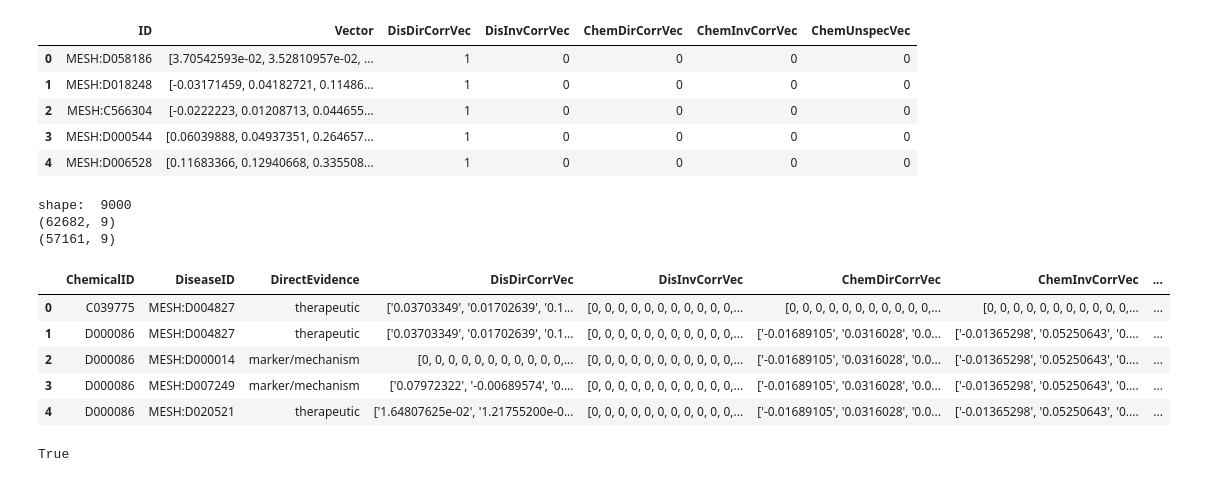
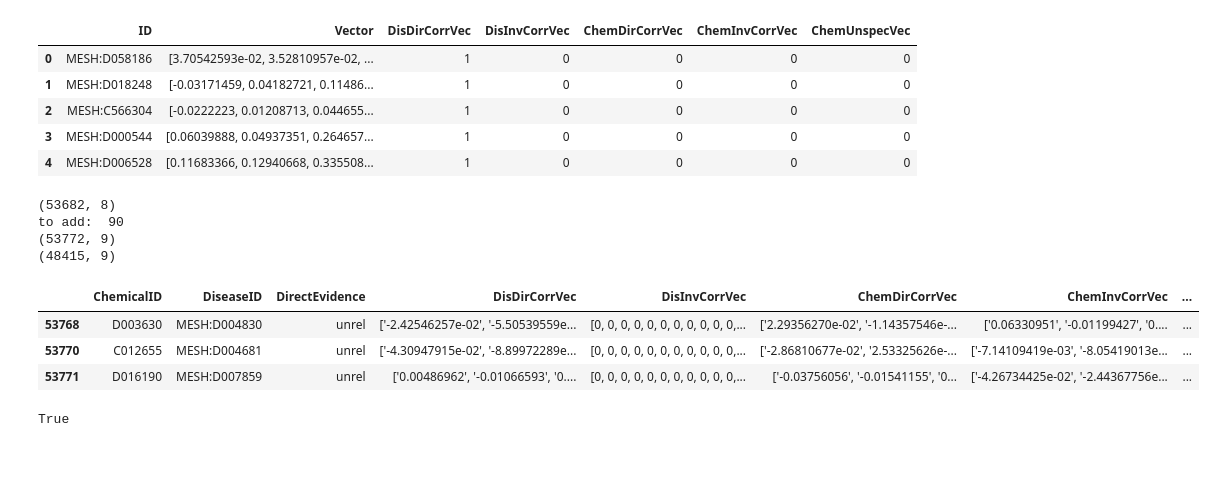
Before and after one commit to colemai/msc-thesis, a Jupyter notebook: opa/opa-nn.ipynb, the cells around one changed output. Drawn from its saved outputs; the diff is of its cells as text; code cells hidden in the pictures.

```diff
--- a/opa/opa-nn.ipynb
+++ b/opa/opa-nn.ipynb
@@ -400,8 +410,9 @@ rand_dis = np.random.choice(no_dis, no_rows, replace=True)
 for x in range(0, no_rows):
     int1 = rand_chems[x]
     int2 = rand_dis[x]
-    chem, cdvec, civec, cuvec = df_chems.loc[int1, 'ID'], df_chems.loc[int1, 'ChemDirCorrVec'], df_chems.loc[int1, 'ChemInvCorrVec'], df_chems.loc[int1, 'ChemUnspecVec']
-    dis, ddvec, divec = df_dis.loc[int2, 'ID'], df_dis.loc[int2, 'DisDirCorrVec'], df_dis.loc[int2, 'DisInvCorrVec']
+#     pdb.set_trace()
+    chem, cdvec, civec, cuvec = df1.loc[int1, 'ChemicalID'], df1.loc[int1, 'ChemDirCorrVec'], df1.loc[int1, 'ChemInvCorrVec'], df1.loc[int1, 'ChemUnspecCorrVec']
+    dis, ddvec, divec = df1.loc[int2, 'DiseaseID'], df1.loc[int2, 'DisDirCorrVec'], df1.loc[int2, 'DisInvCorrVec']
     df1 = df1.append({'ChemicalID':chem, 'DiseaseID':dis, 'DirectEvidence':'unrel',  'DisDirCorrVec': ddvec,
                       'DisInvCorrVec':divec, 'ChemDirCorrVec':cdvec, 'ChemInvCorrVec':civec,"ChemUnspecCorrVec":cuvec,
                       'Correlation':0}, ignore_index=True)
@@ -414,18 +425,17 @@ df1 = df1.drop_duplicates(subset=['ChemicalID', 'DiseaseID'], keep=False)
 print(df1.shape)
 # Some of the lost duplicates seem to have been there pre this cell...is that an issue? TODO,
 # %% [output]
-shape:  9000
-(62682, 9)
-(57161, 9)
+(53682, 8)
+to add:  90
+(53772, 9)
+(48415, 9)
 # %%
-df1.head()
+df1[-3:]
 # %% [output]
 |  | ChemicalID | DiseaseID | DirectEvidence | DisDirCorrVec | DisInvCorrVec | ChemDirCorrVec | ChemInvCorrVec | ... |
-| 0 | C039775 | MESH:D004827 | therapeutic | ['0.03703349', '0.01702639', '0.1... | [0, 0, 0, 0, 0, 0, 0, 0, 0, 0, 0,... | [0, 0, 0, 0, 0, 0, 0, 0, 0, 0, 0,... | [0, 0, 0, 0, 0, 0, 0, 0, 0, 0, 0,... | ... |
-| 1 | D000086 | MESH:D004827 | therapeutic | ['0.03703349', '0.01702639', '0.1... | [0, 0, 0, 0, 0, 0, 0, 0, 0, 0, 0,... | ['-0.01689105', '0.0316028', '0.0... | ['-0.01365298', '0.05250643', '0.... | ... |
-| 2 | D000086 | MESH:D000014 | marker/mechanism | [0, 0, 0, 0, 0, 0, 0, 0, 0, 0, 0,... | [0, 0, 0, 0, 0, 0, 0, 0, 0, 0, 0,... | ['-0.01689105', '0.0316028', '0.0... | ['-0.01365298', '0.05250643', '0.... | ... |
-| 3 | D000086 | MESH:D007249 | marker/mechanism | ['0.07972322', '-0.00689574', '0.... | [0, 0, 0, 0, 0, 0, 0, 0, 0, 0, 0,... | ['-0.01689105', '0.0316028', '0.0... | ['-0.01365298', '0.05250643', '0.... | ... |
-| 4 | D000086 | MESH:D020521 | therapeutic | ['1.64807625e-02', '1.21755200e-0... | [0, 0, 0, 0, 0, 0, 0, 0, 0, 0, 0,... | ['-0.01689105', '0.0316028', '0.0... | ['-0.01365298', '0.05250643', '0.... | ... |
+| 53768 | D003630 | MESH:D004830 | unrel | ['-2.42546257e-02', '-5.50539559e... | [0, 0, 0, 0, 0, 0, 0, 0, 0, 0, 0,... | ['2.29356270e-02', '-1.14357546e-... | ['0.06330951', '-0.01199427', '0.... | ... |
+| 53770 | C012655 | MESH:D004681 | unrel | ['-4.30947915e-02', '-8.89972289e... | [0, 0, 0, 0, 0, 0, 0, 0, 0, 0, 0,... | ['-2.86810677e-02', '2.53325626e-... | ['-7.14109419e-03', '-8.05419013e... | ... |
+| 53771 | D016190 | MESH:D007859 | unrel | ['0.00486962', '-0.01066593', '0.... | [0, 0, 0, 0, 0, 0, 0, 0, 0, 0, 0,... | ['-0.03756056', '-0.01541155', '0... | ['-4.26734425e-02', '-2.44367756e... | ... |
 # %%
 type(df1.DisDirCorrVec[0]) == str
 # %% [output]
```
Also changed, not shown: parts of 15 cells of this notebook.
